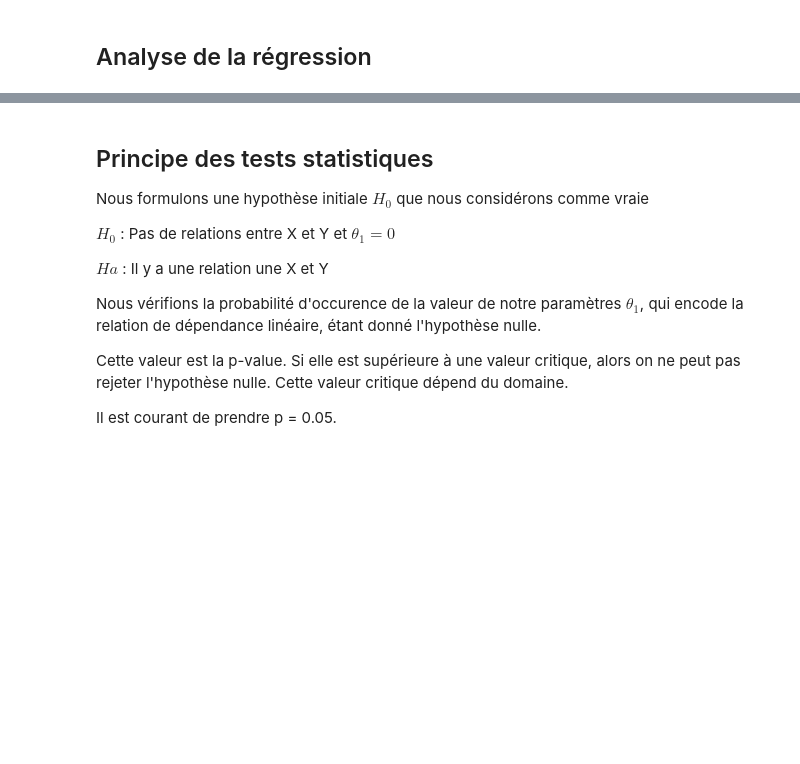
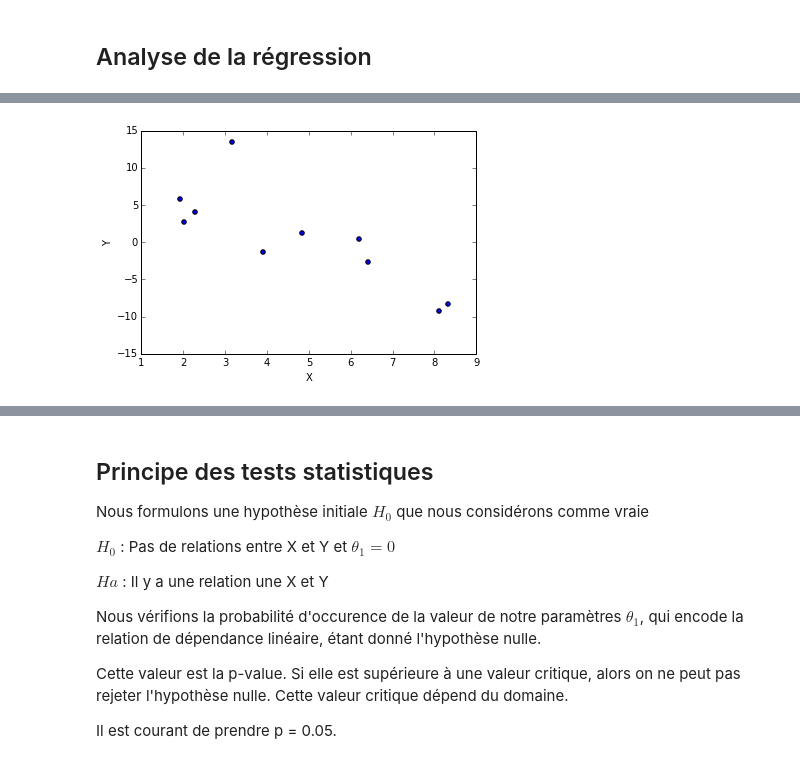
Before and after one commit to BernadetteMJ/Villebon-5.2-Analyse-Donnees-2017, a Jupyter notebook: 2.Regression_Lineaire/Regression_4_Statistiques.ipynb, the cells around one changed output, grey strips where cells are left out. Drawn from its saved outputs; the diff is of its cells as text; code cells hidden in the pictures; blank space fills up the shorter version.

```diff
--- a/2.Regression_Lineaire/Regression_4_Statistiques.ipynb
+++ b/2.Regression_Lineaire/Regression_4_Statistiques.ipynb
@@ -160,7 +213,9 @@ l.plot_data()
 # %%
 index = sample_index(x,10)
-l.x, l.y = x[index], y[index]
+l.x_local, l.y_local = x[index], y[index]
 l.plot_data()
+# %% [output]
+[figure, added]
 # %%
 l = Linear(x,y)
 params_gd = l.fit(optimisation="descente_gradient")
```
Also changed, not shown: parts of 18 cells of this notebook.
